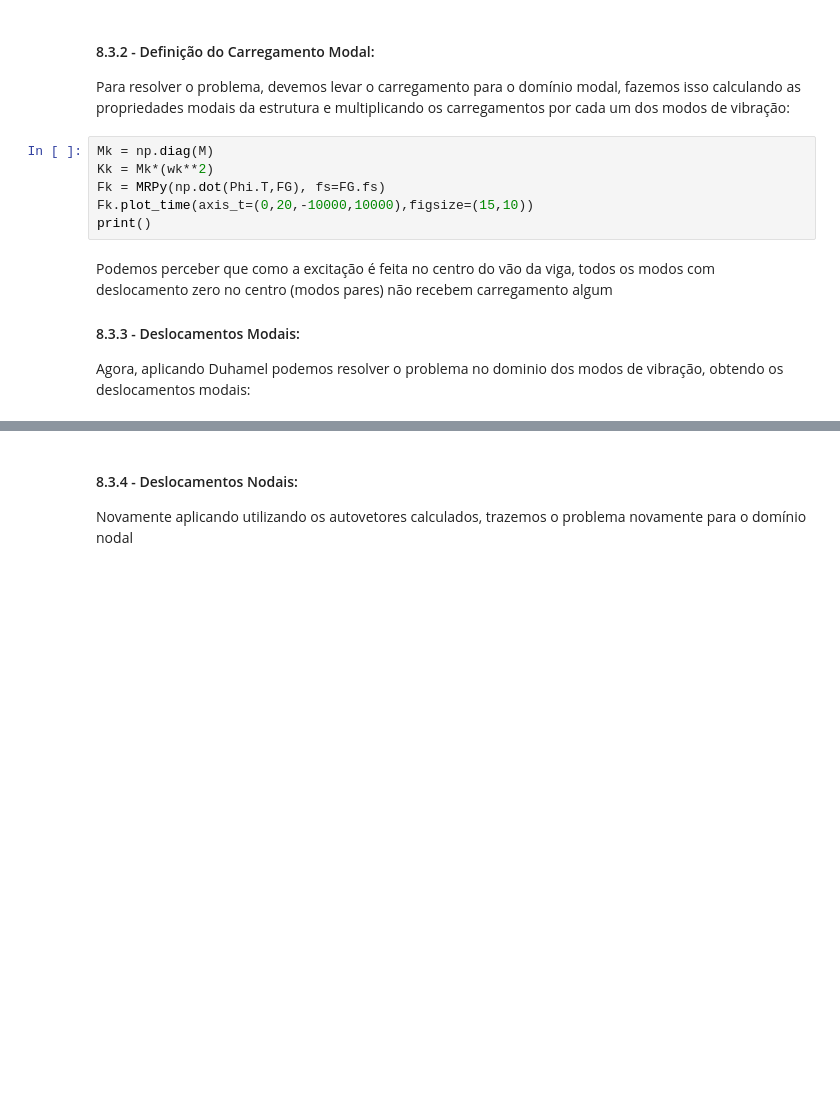
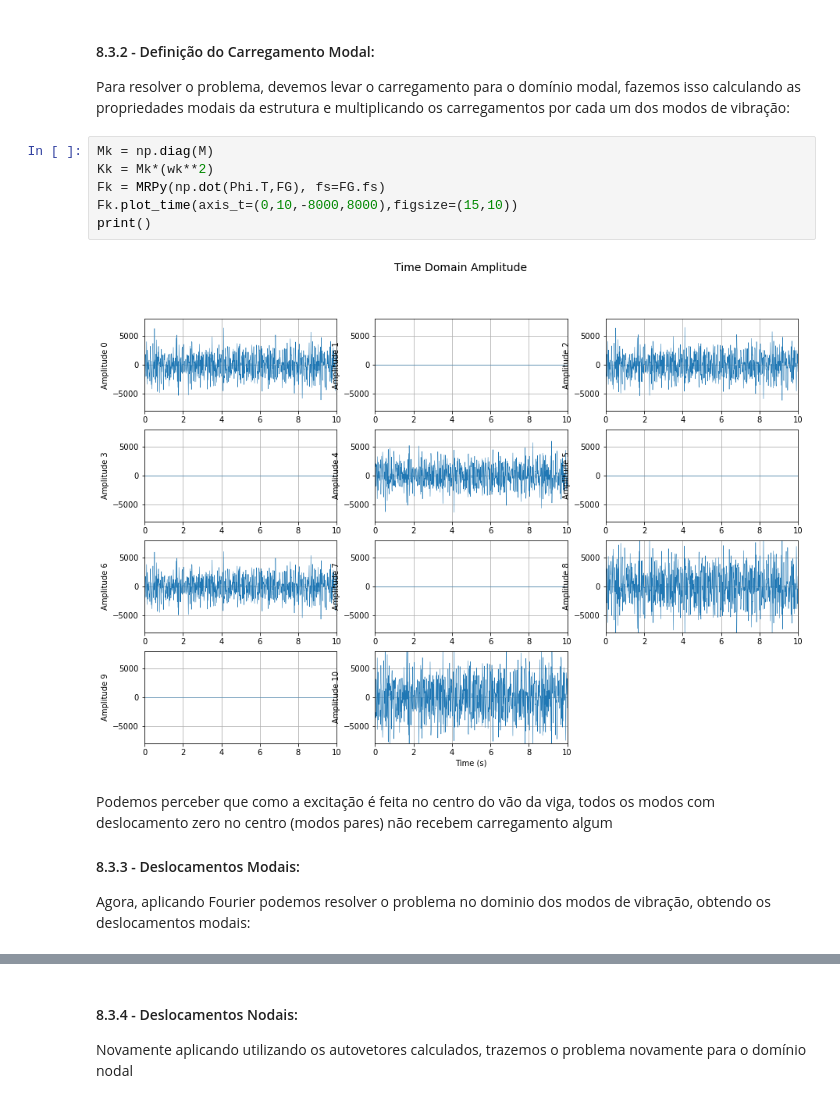
Before and after one commit to GarciaGabe/vibracoes, a Jupyter notebook: TRABALHOS/Trabalho 3/T3_0027550.ipynb, the cells around one changed output, grey strips where cells are left out. Cells and saved outputs as stored; diff of their text form; blank space fills up the shorter version.

```diff
--- a/TRABALHOS/Trabalho 3/T3_0027550.ipynb
+++ b/TRABALHOS/Trabalho 3/T3_0027550.ipynb
@@ -569,14 +562,16 @@ Para resolver o problema, devemos levar o carregamento para o domínio modal, fa
 # %%
 Mk = np.diag(M)
 Kk = Mk*(wk**2)
 Fk = MRPy(np.dot(Phi.T,FG), fs=FG.fs)
-Fk.plot_time(axis_t=(0,20,-10000,10000),figsize=(15,10))
+Fk.plot_time(axis_t=(0,10,-8000,8000),figsize=(15,10))
 print()
+# %% [output]
+[figure, added]
 # %% [markdown]
 Podemos perceber que como a excitação é feita no centro do vão da viga, todos os modos com deslocamento zero no centro (modos pares) não recebem carregamento algum
 
 #### 8.3.3 - Deslocamentos Modais:
 
-Agora, aplicando Duhamel podemos resolver o problema no dominio dos modos de vibração, obtendo os deslocamentos modais:
+Agora, aplicando Fourier podemos resolver o problema no dominio dos modos de vibração, obtendo os deslocamentos modais:
 # %%
 ak = MRPy(np.dot(np.diag(1/Mk), Fk), fs = Fk.fs)
```
Also changed, not shown: parts of 16 cells of this notebook, 2 other files.
